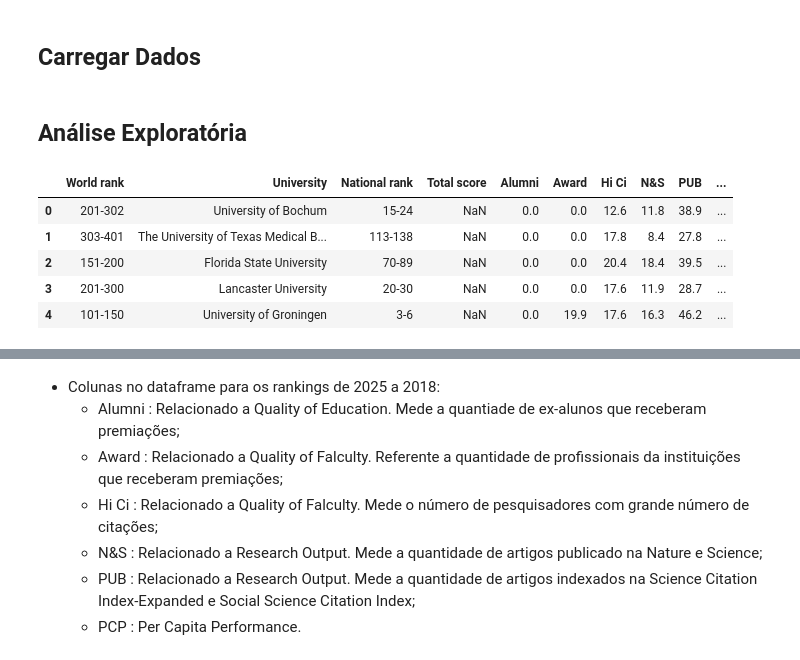
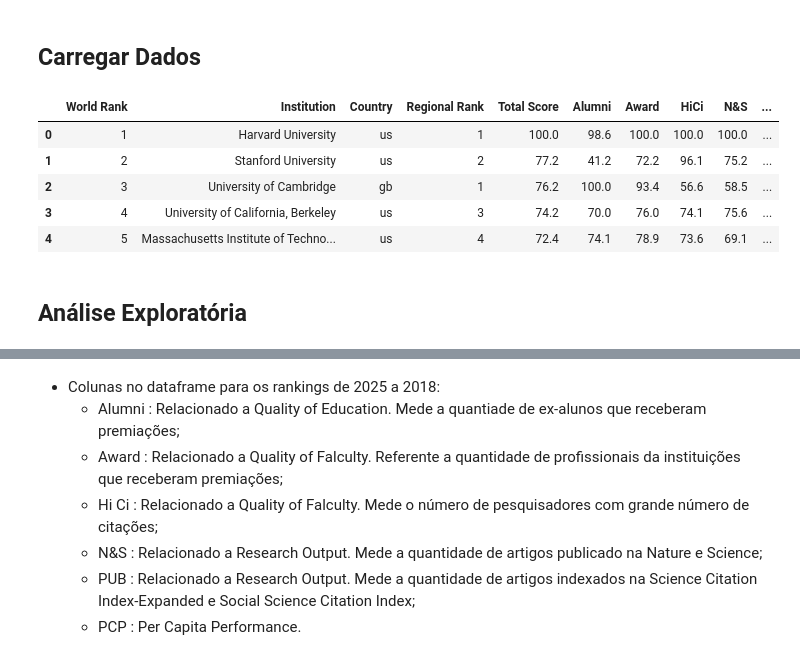
Before and after one commit to RodolfoPCruz/education_analysis, a Jupyter notebook: Shanghai World University Rankings/Shanghai Ranking.ipynb, the cells around one changed output, grey strips where cells are left out. Drawn from its saved outputs; the diff is of its cells as text; code cells hidden in the pictures.

Commit message:
feat: Atualizaçao da analise do ranking Shanghai apos o web scraping dos rankings de 2004 a 2023

```diff
--- a/Shanghai World University Rankings/Shanghai Ranking.ipynb
+++ b/Shanghai World University Rankings/Shanghai Ranking.ipynb
@@ -58,11 +37,38 @@ df_2023     =pd.read_csv(path+'Shanghai_2023/'+'shanghai-ranking_2023.csv')
+# %%
+#Link para download dos dados:
+
+'''
+Os dados foram obtidos diretamente da página do Shaghai ranking:
+
+https://www.shanghairanking.com/rankings/arwu/2023
+
+Os dados foram coletados através de web scraping usando a biblioteca selenium. O scrip criado para coletar os dados está disponível neste repositório.
+Foram coletados os dados para os anos de 2004 até 2023
+
+'''
+path='/home/rodolfo/Insync/rodolfopcruz2@gmail.com/Google Drive/Estudo/Python_Projects/education_data/dados/Shanghai World University Rankings/web_scraping/'
+#Os rankings de cada anos estão salvos em arquivos separados. Os nomes estão no seuinte padrão:
+#ranking_20xx.csv
+
+
+dados={} # as keys dos dicionários serão os anos dos rankings
+anos=[str(i) for i in range(2004,2024)] #lista com os nos dos rankings
+for ano in anos:
+    dados[ano]=pd.read_csv(path+'ranking_'+ano+'.csv')
+# %%
+#Criar um único dataframe com todos os rankings
+for ano in anos:
+    dados[ano]['Year']=ano #criar coluna com ano do ranking
+
+df_dados=pd.concat(dados,axis=0) #concatenar todos os dados em um único dataframe
+df_dados.reset_index(drop=True,inplace=True) #Remover multiindex
+df_dados.head()
+# %% [output]
+|  | World Rank | Institution | Country | Regional Rank | Total Score | Alumni | Award | HiCi | N&S | ... |
+| 0 | 1 | Harvard University | us | 1 | 100.0 | 98.6 | 100.0 | 100.0 | 100.0 | ... |
+| 1 | 2 | Stanford University | us | 2 | 77.2 | 41.2 | 72.2 | 96.1 | 75.2 | ... |
+| 2 | 3 | University of Cambridge | gb | 1 | 76.2 | 100.0 | 93.4 | 56.6 | 58.5 | ... |
+| 3 | 4 | University of California, Berkeley | us | 3 | 74.2 | 70.0 | 76.0 | 74.1 | 75.6 | ... |
+| 4 | 5 | Massachusetts Institute of Techno... | us | 4 | 72.4 | 74.1 | 78.9 | 73.6 | 69.1 | ... |
 # %% [markdown]
 ## Análise Exploratória
-# %%
-df_2005_2018.head()
-# %% [output]
-|  | World rank | University | National rank | Total score | Alumni | Award | Hi Ci | N&S | PUB | ... |
-| 0 | 201-302 | University of Bochum | 15-24 | NaN | 0.0 | 0.0 | 12.6 | 11.8 | 38.9 | ... |
-| 1 | 303-401 | The University of Texas Medical B... | 113-138 | NaN | 0.0 | 0.0 | 17.8 | 8.4 | 27.8 | ... |
-| 2 | 151-200 | Florida State University | 70-89 | NaN | 0.0 | 0.0 | 20.4 | 18.4 | 39.5 | ... |
-| 3 | 201-300 | Lancaster University | 20-30 | NaN | 0.0 | 0.0 | 17.6 | 11.9 | 28.7 | ... |
-| 4 | 101-150 | University of Groningen | 3-6 | NaN | 0.0 | 19.9 | 17.6 | 16.3 | 46.2 | ... |
```
Also changed, not shown: parts of 3 cells of this notebook, 2 other files.
